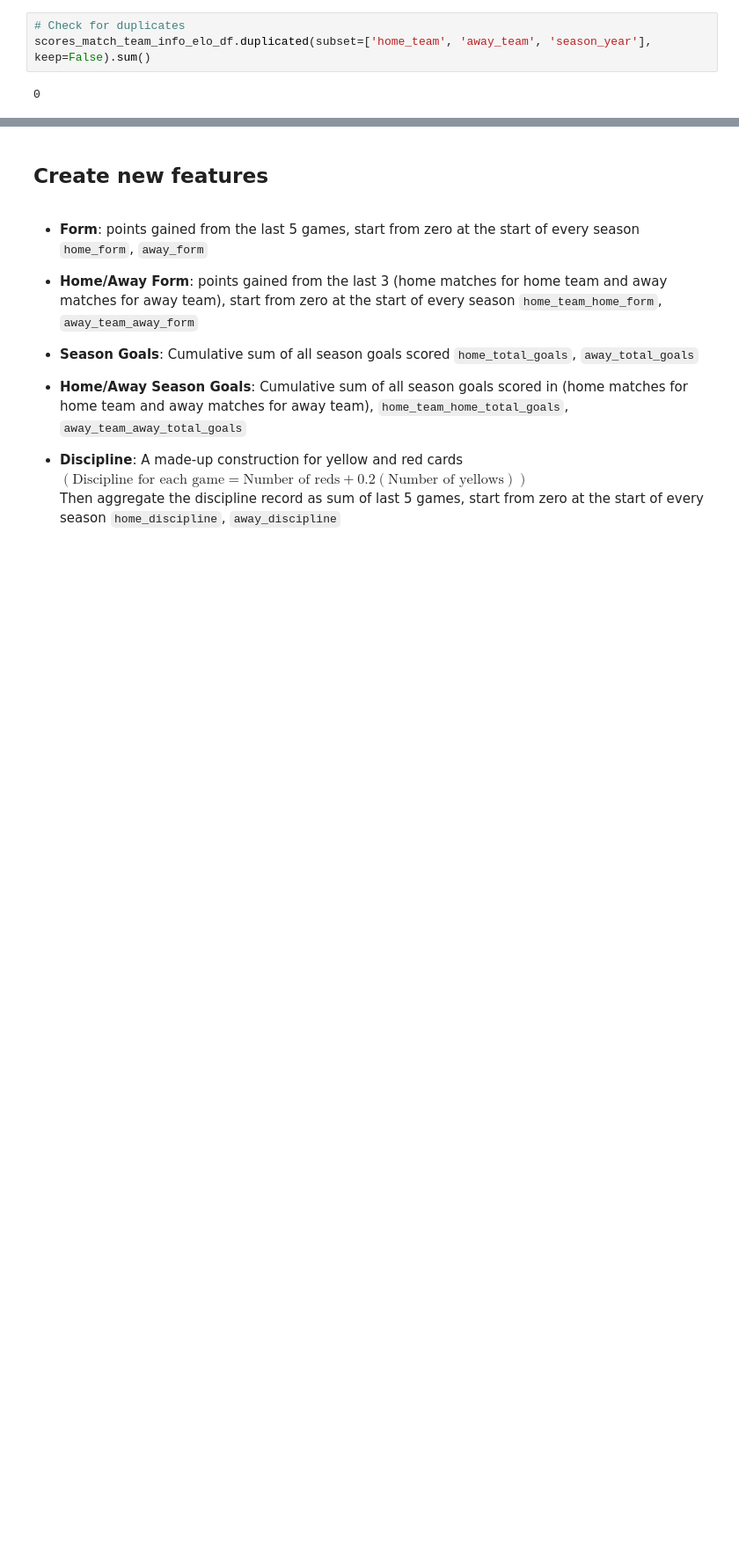
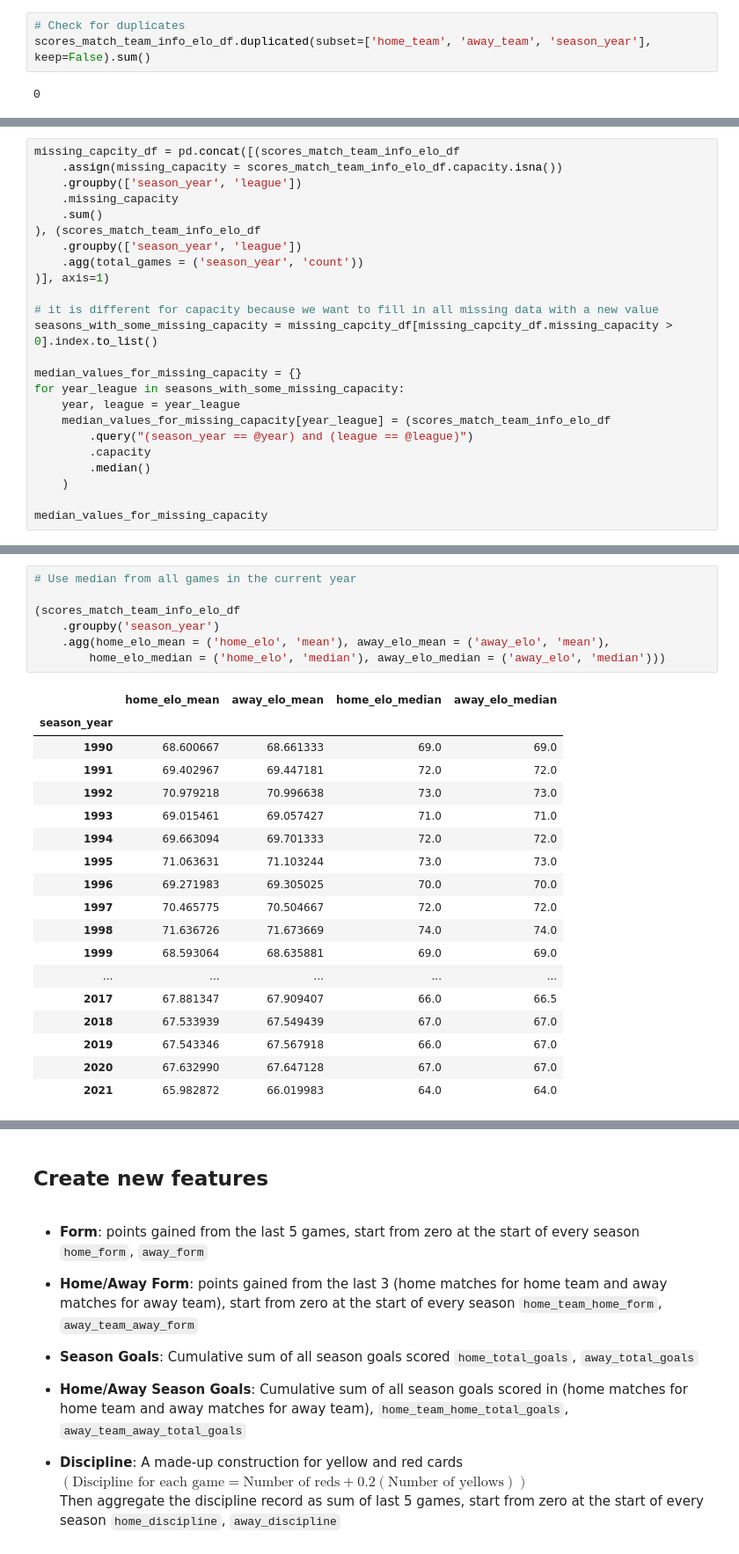
Before and after one commit to dan-bouchard/Football-Match-Outcome-Prediction, a Jupyter notebook: feature_engineering.ipynb, the cells around one changed output, grey strips where cells are left out. Shown at 88% size. Drawn from its saved outputs; the diff is of its cells as text; blank space fills up the shorter version.

```diff
--- a/feature_engineering.ipynb
+++ b/feature_engineering.ipynb
@@ -278,0 +478,24 @@ scores_match_team_info_elo_df.shape
+# %%
+missing_capcity_df = pd.concat([(scores_match_team_info_elo_df
+    .assign(missing_capacity = scores_match_team_info_elo_df.capacity.isna())
+    .groupby(['season_year', 'league'])
+    .missing_capacity
+    .sum()
+), (scores_match_team_info_elo_df
+    .groupby(['season_year', 'league'])
+    .agg(total_games = ('season_year', 'count'))
+)], axis=1)
+
+# it is different for capacity because we want to fill in all missing data with a new value
+seasons_with_some_missing_capacity = missing_capcity_df[missing_capcity_df.missing_capacity > 0].index.to_list()
+
+median_values_for_missing_capacity = {}
+for year_league in seasons_with_some_missing_capacity:
+    year, league = year_league
+    median_values_for_missing_capacity[year_league] = (scores_match_team_info_elo_df
+        .query("(season_year == @year) and (league == @league)")
+        .capacity
+        .median()
+    )
+
+median_values_for_missing_capacity
@@ -278,0 +598,26 @@ scores_match_team_info_elo_df.shape
+# %%
+# Use median from all games in the current year
+
+(scores_match_team_info_elo_df
+    .groupby('season_year')
+    .agg(home_elo_mean = ('home_elo', 'mean'), away_elo_mean = ('away_elo', 'mean'),
+        home_elo_median = ('home_elo', 'median'), away_elo_median = ('away_elo', 'median')))
+# %% [output]
+|  | home_elo_mean | away_elo_mean | home_elo_median | away_elo_median |
+| season_year |  |  |  |  |
+| 1990 | 68.600667 | 68.661333 | 69.0 | 69.0 |
+| 1991 | 69.402967 | 69.447181 | 72.0 | 72.0 |
+| 1992 | 70.979218 | 70.996638 | 73.0 | 73.0 |
+| 1993 | 69.015461 | 69.057427 | 71.0 | 71.0 |
+| 1994 | 69.663094 | 69.701333 | 72.0 | 72.0 |
+| 1995 | 71.063631 | 71.103244 | 73.0 | 73.0 |
+| 1996 | 69.271983 | 69.305025 | 70.0 | 70.0 |
+| 1997 | 70.465775 | 70.504667 | 72.0 | 72.0 |
+| 1998 | 71.636726 | 71.673669 | 74.0 | 74.0 |
+| 1999 | 68.593064 | 68.635881 | 69.0 | 69.0 |
+| ... | ... | ... | ... | ... |
+| 2017 | 67.881347 | 67.909407 | 66.0 | 66.5 |
+| 2018 | 67.533939 | 67.549439 | 67.0 | 67.0 |
+| 2019 | 67.543346 | 67.567918 | 66.0 | 67.0 |
+| 2020 | 67.632990 | 67.647128 | 67.0 | 67.0 |
+| 2021 | 65.982872 | 66.019983 | 64.0 | 64.0 |
```
Also changed, not shown: parts of 44 cells of this notebook.
